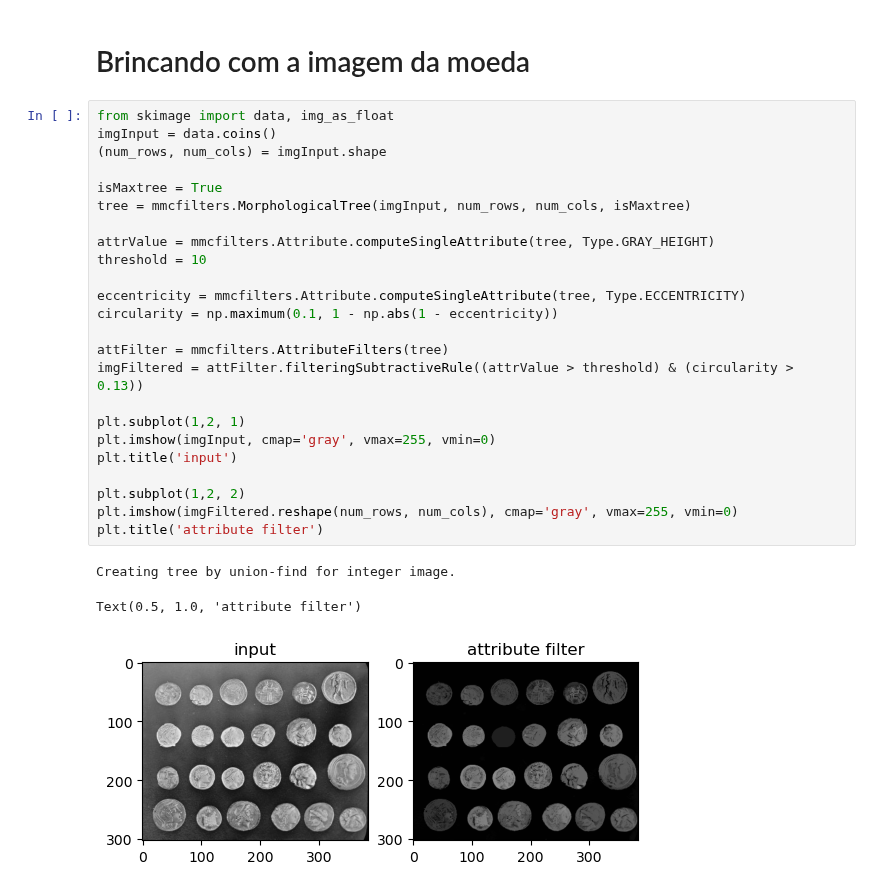
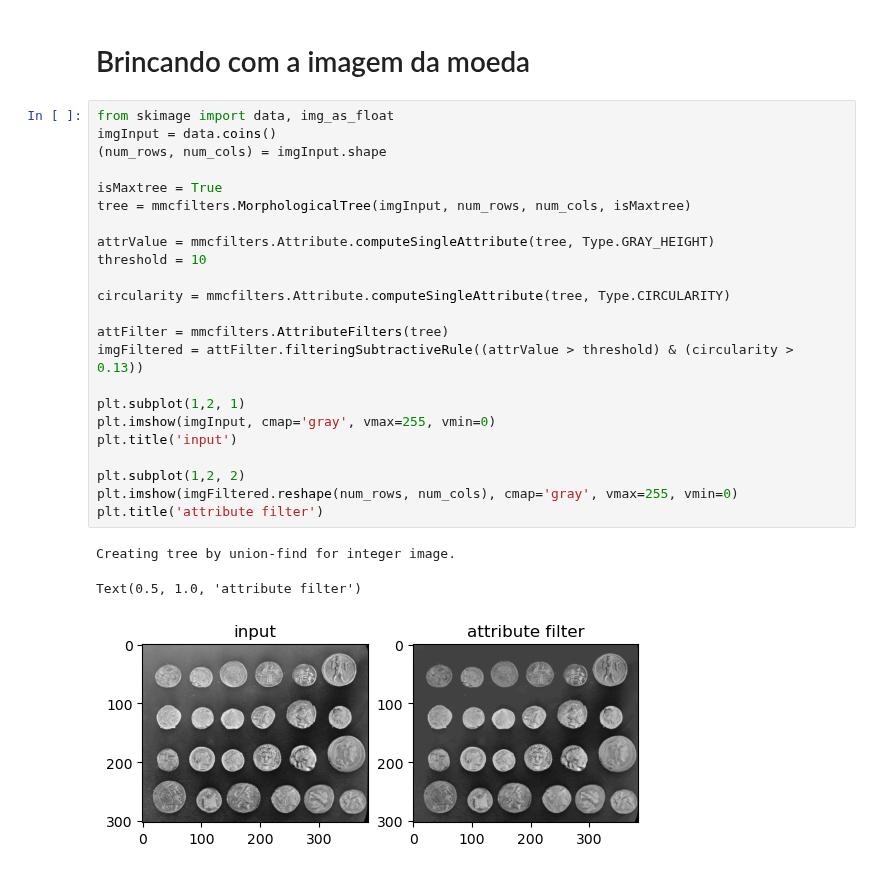
Before and after one commit to wonderalexandre/mmcfilters, a Jupyter notebook: notebooks/SimpleExamples.ipynb, the cells around one changed output. Cells and saved outputs as stored; diff of their text form.

```diff
--- a/notebooks/SimpleExamples.ipynb
+++ b/notebooks/SimpleExamples.ipynb
@@ -441,31 +440,30 @@ plt.show()
 # %%
 from skimage import data, img_as_float
 imgInput = data.coins()
 (num_rows, num_cols) = imgInput.shape
 
 isMaxtree = True
 tree = mmcfilters.MorphologicalTree(imgInput, num_rows, num_cols, isMaxtree)
 
 attrValue = mmcfilters.Attribute.computeSingleAttribute(tree, Type.GRAY_HEIGHT)
 threshold = 10
 
-eccentricity = mmcfilters.Attribute.computeSingleAttribute(tree, Type.ECCENTRICITY)
-circularity = np.maximum(0.1, 1 - np.abs(1 - eccentricity))
+circularity = mmcfilters.Attribute.computeSingleAttribute(tree, Type.CIRCULARITY)
 
 attFilter = mmcfilters.AttributeFilters(tree)
 imgFiltered = attFilter.filteringSubtractiveRule((attrValue > threshold) & (circularity > 0.13))
 
 plt.subplot(1,2, 1)
 plt.imshow(imgInput, cmap='gray', vmax=255, vmin=0)
 plt.title('input')
 
 plt.subplot(1,2, 2)
 plt.imshow(imgFiltered.reshape(num_rows, num_cols), cmap='gray', vmax=255, vmin=0)
 plt.title('attribute filter')
 # %% [output]
 Creating tree by union-find for integer image.
 Text(0.5, 1.0, 'attribute filter')
-[figure, old version]
+[figure, new version]
 # %%
 imgInput = imgFiltered.reshape(num_rows, num_cols)
 
```
Also changed, not shown: parts of 8 cells of this notebook, 1 other file.
